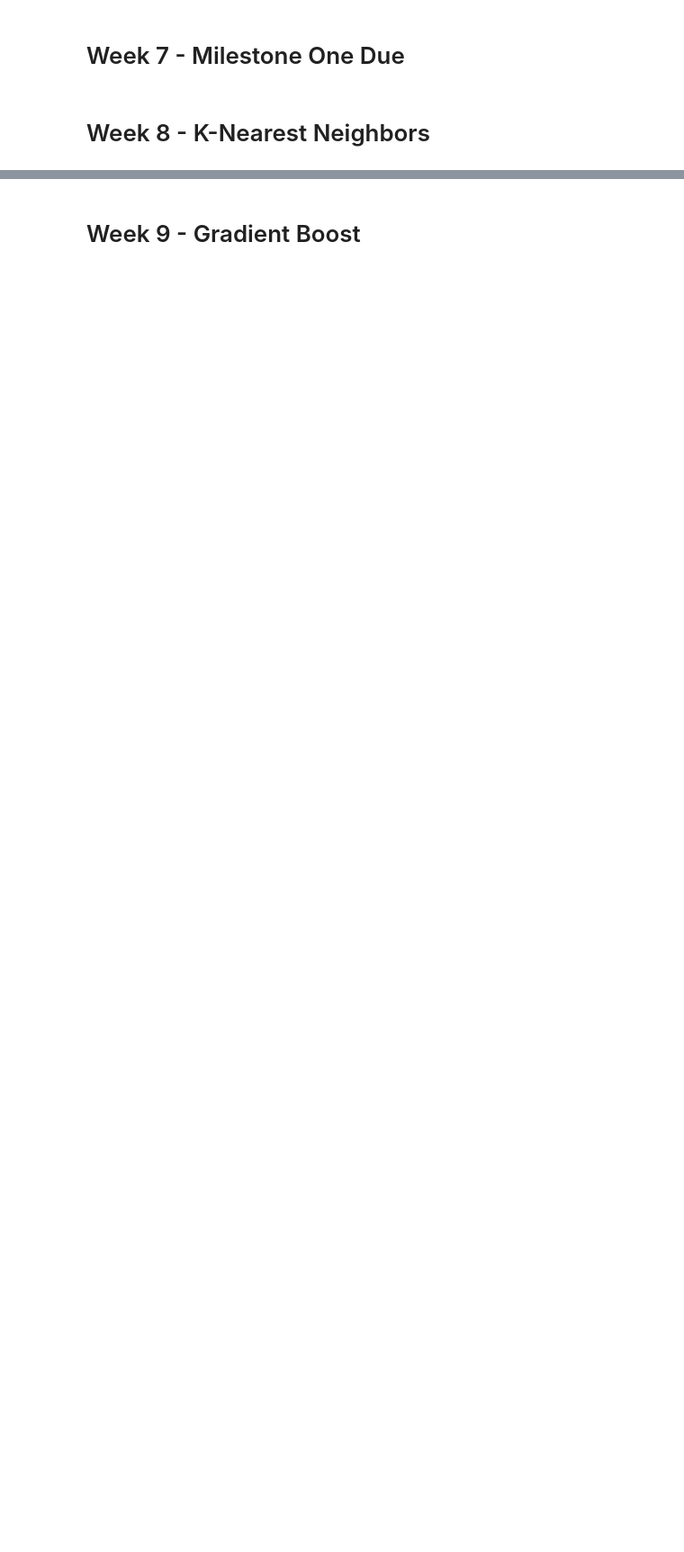
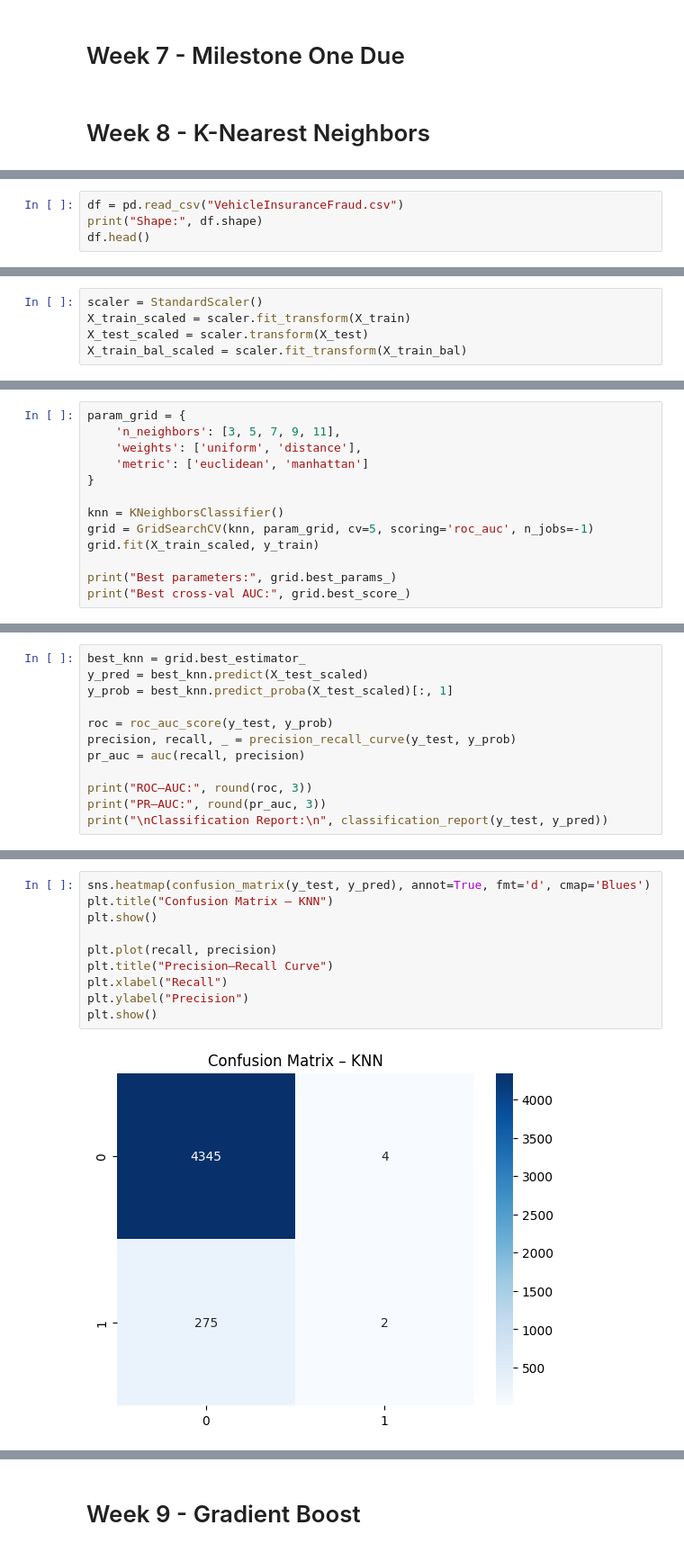
Before and after one commit to NicoleCarney/2025-spring-B2, a Jupyter notebook: Week 1 Spring/Capstone_Week1_Notebook.ipynb, the cells around one changed output, grey strips where cells are left out. Shown: that part at 90% size. Saved outputs shown, nothing was run; the diff lists cells and outputs as text; blank space fills up the shorter version.

```diff
--- a/Week 1 Spring/Capstone_Week1_Notebook.ipynb
+++ b/Week 1 Spring/Capstone_Week1_Notebook.ipynb
@@ -696,0 +731,4 @@ Overall, the results show that each model has its own strengths when it comes to
+# %%
+df = pd.read_csv("VehicleInsuranceFraud.csv")
+print("Shape:", df.shape)
+df.head()
@@ -696,0 +810,5 @@ Overall, the results show that each model has its own strengths when it comes to
+# %%
+scaler = StandardScaler()
+X_train_scaled = scaler.fit_transform(X_train)
+X_test_scaled = scaler.transform(X_test)
+X_train_bal_scaled = scaler.fit_transform(X_train_bal)
@@ -696,0 +817,13 @@ Overall, the results show that each model has its own strengths when it comes to
+# %%
+param_grid = {
+    'n_neighbors': [3, 5, 7, 9, 11],
+    'weights': ['uniform', 'distance'],
+    'metric': ['euclidean', 'manhattan']
+}
+
+knn = KNeighborsClassifier()
+grid = GridSearchCV(knn, param_grid, cv=5, scoring='roc_auc', n_jobs=-1)
+grid.fit(X_train_scaled, y_train)
+
+print("Best parameters:", grid.best_params_)
+print("Best cross-val AUC:", grid.best_score_)
@@ -696,0 +835,12 @@ Overall, the results show that each model has its own strengths when it comes to
+# %%
+best_knn = grid.best_estimator_
+y_pred = best_knn.predict(X_test_scaled)
+y_prob = best_knn.predict_proba(X_test_scaled)[:, 1]
+
+roc = roc_auc_score(y_test, y_prob)
+precision, recall, _ = precision_recall_curve(y_test, y_prob)
+pr_auc = auc(recall, precision)
+
+print("ROC–AUC:", round(roc, 3))
+print("PR–AUC:", round(pr_auc, 3))
+print("\nClassification Report:\n", classification_report(y_test, y_pred))
@@ -696,0 +866,12 @@ Overall, the results show that each model has its own strengths when it comes to
+# %%
+sns.heatmap(confusion_matrix(y_test, y_pred), annot=True, fmt='d', cmap='Blues')
+plt.title("Confusion Matrix – KNN")
+plt.show()
+
+plt.plot(recall, precision)
+plt.title("Precision–Recall Curve")
+plt.xlabel("Recall")
+plt.ylabel("Precision")
+plt.show()
+# %% [output]
+[figure, added]
```
Also changed, not shown: parts of 20 cells of this notebook.
